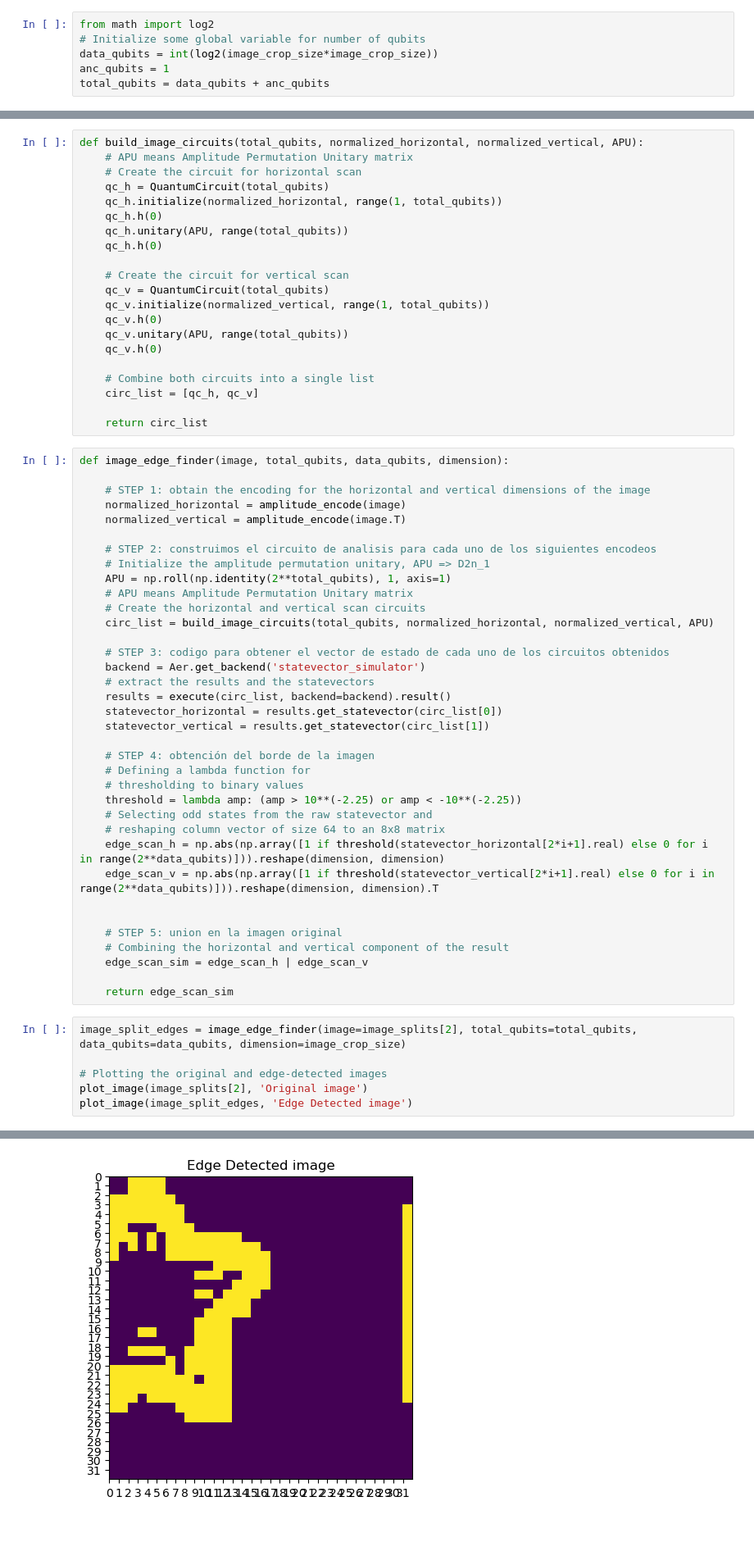
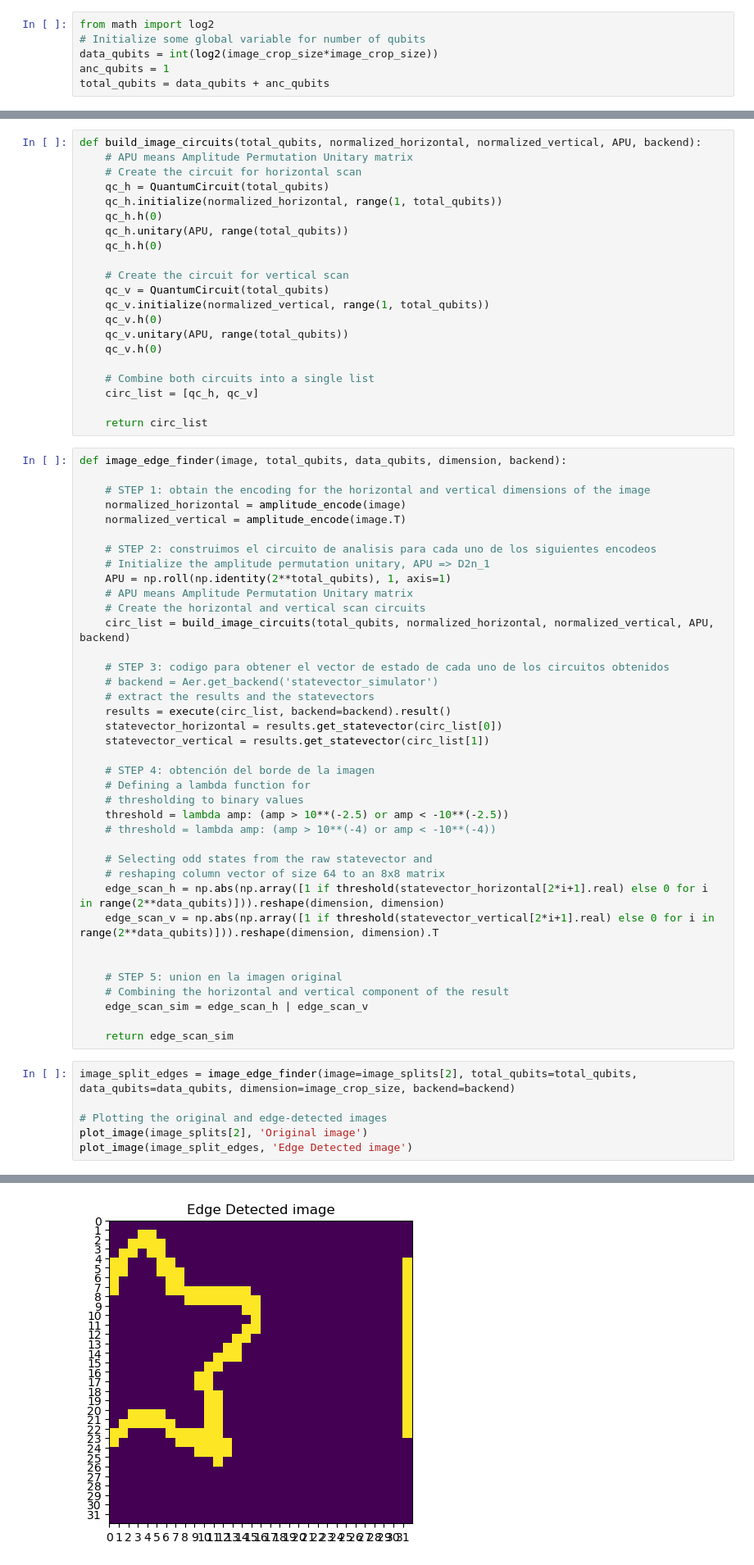
Before and after one commit to Quintanaaalberto/ciclab23, a Jupyter notebook: src/algorithms/EdgeDetection_v2_bigger_better.ipynb, the cells around one changed output, grey strips where cells are left out. Shown at 82% size. Drawn from its saved outputs; the diff is of its cells as text; blank space fills up the shorter version.

Commit message:
Edge Detection Last

```diff
--- a/src/algorithms/EdgeDetection_v2_bigger_better.ipynb
+++ b/src/algorithms/EdgeDetection_v2_bigger_better.ipynb
@@ -109,7 +112,7 @@ def amplitude_encode(img_data):
     # Return the normalized image as a numpy array
     return np.array(image_normalized)
 # %%
-def build_image_circuits(total_qubits, normalized_horizontal, normalized_vertical, APU):
+def build_image_circuits(total_qubits, normalized_horizontal, normalized_vertical, APU, backend):
     # APU means Amplitude Permutation Unitary matrix
     # Create the circuit for horizontal scan
     qc_h = QuantumCircuit(total_qubits)
@@ -130,7 +133,7 @@ def build_image_circuits(total_qubits, normalized_horizontal, normalized_vertica
 
     return circ_list
 # %%
-def image_edge_finder(image, total_qubits, data_qubits, dimension):
+def image_edge_finder(image, total_qubits, data_qubits, dimension, backend):
 
     # STEP 1: obtain the encoding for the horizontal and vertical dimensions of the image
     normalized_horizontal = amplitude_encode(image)
@@ -141,10 +144,10 @@ def image_edge_finder(image, total_qubits, data_qubits, dimension):
     APU = np.roll(np.identity(2**total_qubits), 1, axis=1)
     # APU means Amplitude Permutation Unitary matrix
     # Create the horizontal and vertical scan circuits
-    circ_list = build_image_circuits(total_qubits, normalized_horizontal, normalized_vertical, APU)
+    circ_list = build_image_circuits(total_qubits, normalized_horizontal, normalized_vertical, APU, backend)
 
     # STEP 3: codigo para obtener el vector de estado de cada uno de los circuitos obtenidos
-    backend = Aer.get_backend('statevector_simulator')
+    # backend = Aer.get_backend('statevector_simulator')
     # extract the results and the statevectors
     results = execute(circ_list, backend=backend).result()
     statevector_horizontal = results.get_statevector(circ_list[0])
@@ -153,7 +156,9 @@ def image_edge_finder(image, total_qubits, data_qubits, dimension):
     # STEP 4: obtención del borde de la imagen
     # Defining a lambda function for
     # thresholding to binary values
-    threshold = lambda amp: (amp > 10**(-2.25) or amp < -10**(-2.25))
+    threshold = lambda amp: (amp > 10**(-2.5) or amp < -10**(-2.5))
+    # threshold = lambda amp: (amp > 10**(-4) or amp < -10**(-4))
+
     # Selecting odd states from the raw statevector and
     # reshaping column vector of size 64 to an 8x8 matrix
     edge_scan_h = np.abs(np.array([1 if threshold(statevector_horizontal[2*i+1].real) else 0 for i in range(2**data_qubits)])).reshape(dimension, dimension)
@@ -166,12 +171,12 @@ def image_edge_finder(image, total_qubits, data_qubits, dimension):
 
     return edge_scan_sim
 # %%
-image_split_edges = image_edge_finder(image=image_splits[2], total_qubits=total_qubits, data_qubits=data_qubits, dimension=image_crop_size)
+image_split_edges = image_edge_finder(image=image_splits[2], total_qubits=total_qubits, data_qubits=data_qubits, dimension=image_crop_size, backend=backend)
 
 # Plotting the original and edge-detected images
 plot_image(image_splits[2], 'Original image')
 plot_image(image_split_edges, 'Edge Detected image')
 # %% [output]
 [figure]
-[figure, old version]
+[figure, new version]
 # %%
```
Also changed, not shown: parts of 3 cells of this notebook, 5 other files.
